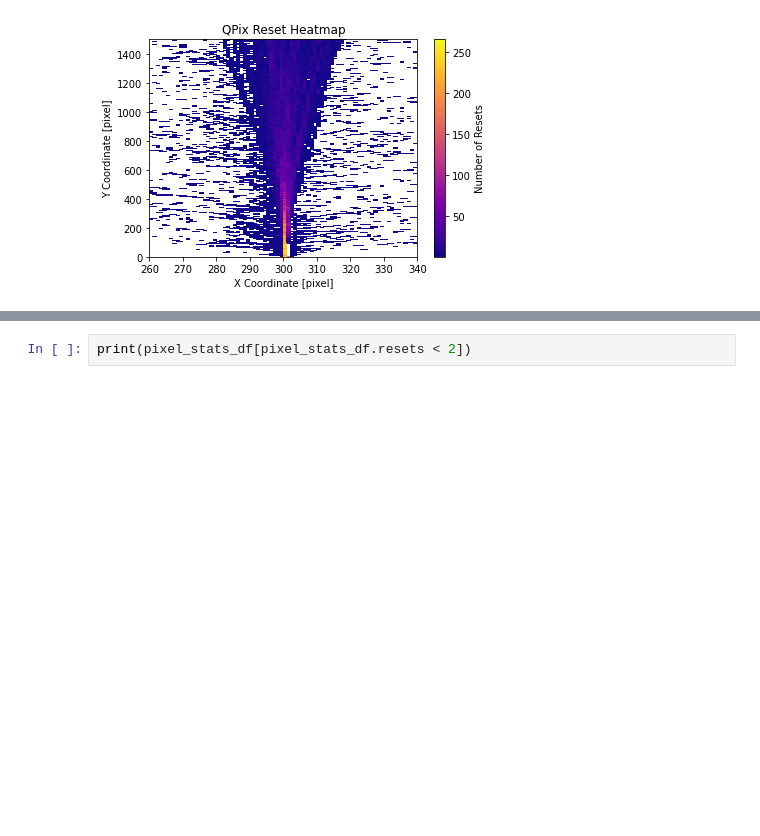
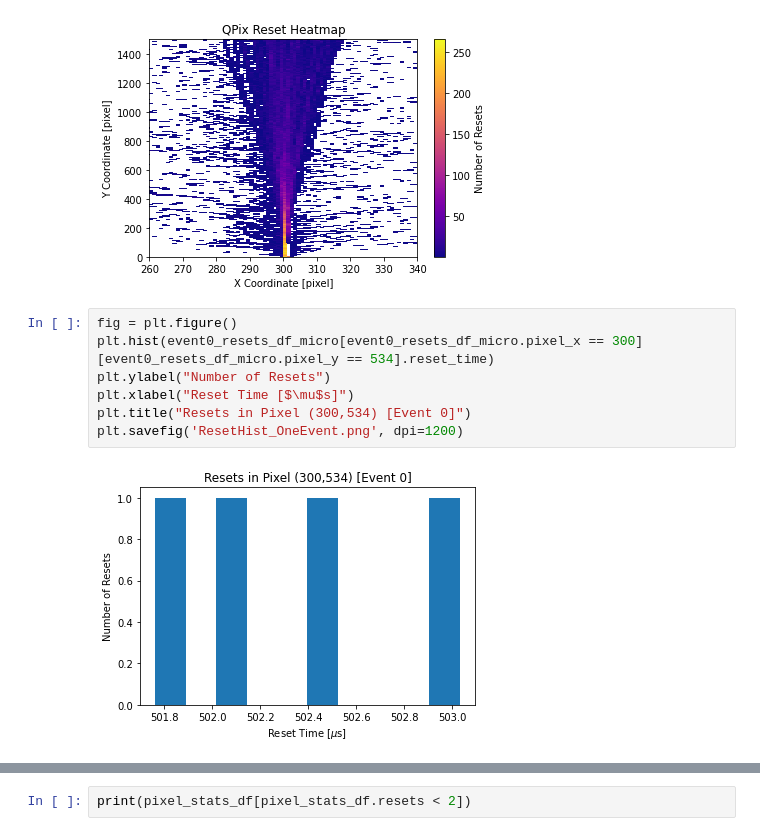
Before and after one commit to Eikenbcr/DUNE, a Jupyter notebook: Warmup/PyMacros/Warmup_Pandas.ipynb, the cells around one changed output, grey strips where cells are left out. Cells and saved outputs as stored; diff of their text form; blank space fills up the shorter version.

```diff
--- a/Warmup/PyMacros/Warmup_Pandas.ipynb
+++ b/Warmup/PyMacros/Warmup_Pandas.ipynb
@@ -160,3 +160,12 @@ plt.ylabel("Y Coordinate [pixel]")
 plt.savefig('QPix_Heatmap_Weighted.png', dpi=1200)
 # %% [output]
 [figure]
+# %%
+fig = plt.figure()
+plt.hist(event0_resets_df_micro[event0_resets_df_micro.pixel_x == 300][event0_resets_df_micro.pixel_y == 534].reset_time)
+plt.ylabel("Number of Resets")
+plt.xlabel("Reset Time [$\mu$s]")
+plt.title("Resets in Pixel (300,534) [Event 0]")
+plt.savefig('ResetHist_OneEvent.png', dpi=1200)
+# %% [output]
+[figure, added]
```
Also changed, not shown: parts of 6 cells of this notebook, 3 other files.
